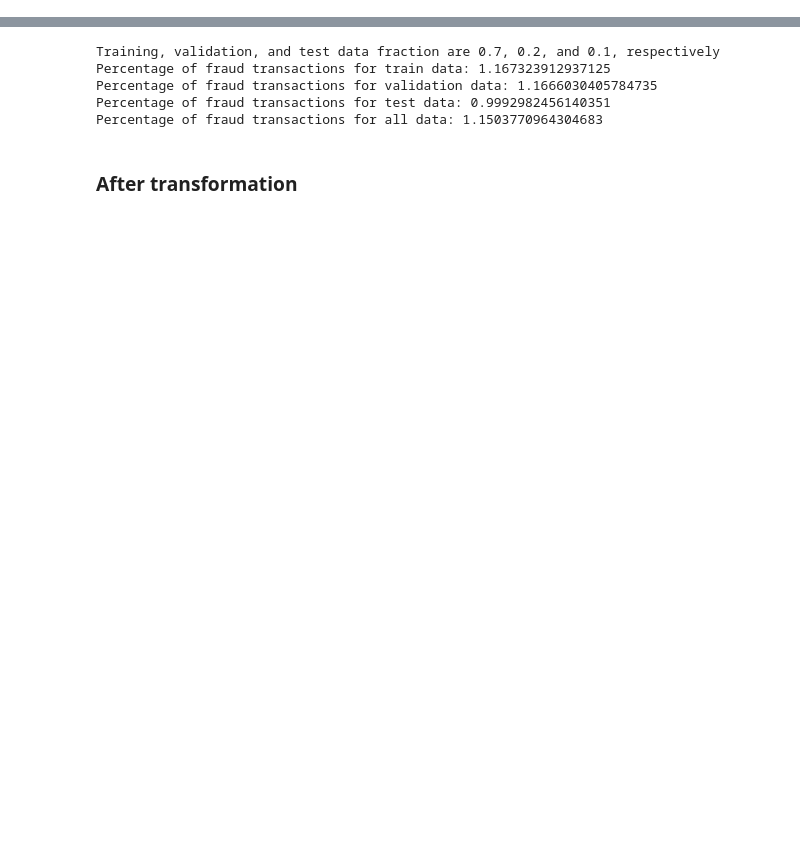
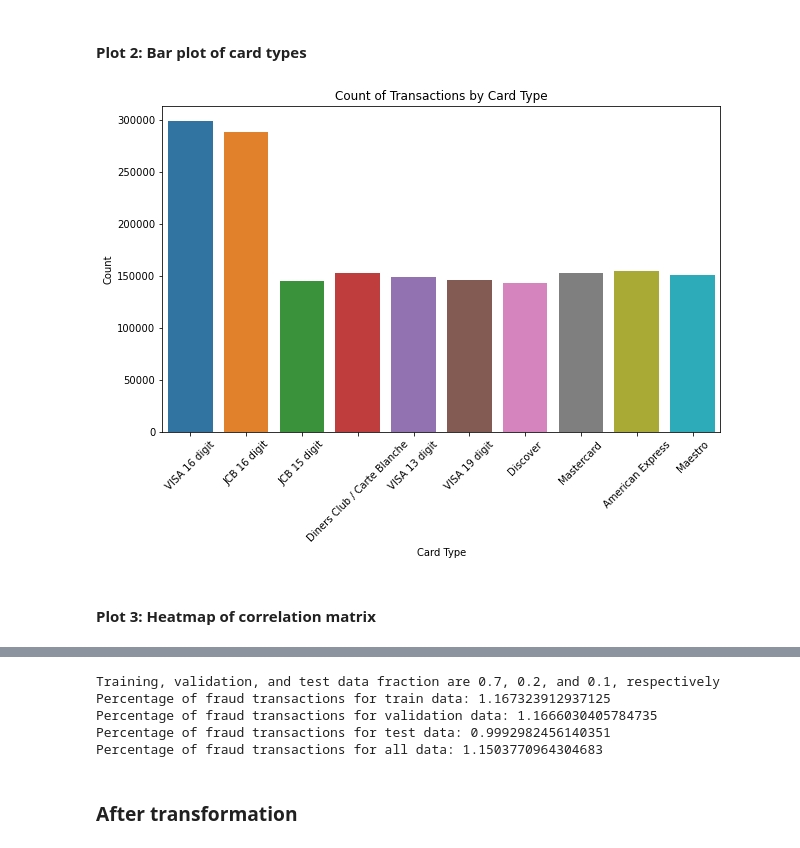
Before and after one commit to Ashetoto/Fraud-Detection, a Jupyter notebook: Demo.ipynb, the cells around one changed output, grey strips where cells are left out. Cells and saved outputs as stored; diff of their text form; code cells hidden in the pictures; blank space fills up the shorter version.

```diff
--- a/Demo.ipynb
+++ b/Demo.ipynb
@@ -36,0 +86,18 @@ input_features=['TX_AMOUNT','TX_DURING_WEEKEND', 'TX_DURING_NIGHT', 'CUSTOMER_ID
+# %% [markdown]
+#### Plot 2: Bar plot of card types
+# %%
+plt.figure(figsize=(10,6))
+sns.countplot(x='CARD_TYPE', data=original_ds)
+plt.title('Count of Transactions by Card Type')
+plt.xlabel('Card Type')
+plt.ylabel('Count')
+plt.xticks(rotation=45)
+plt.show()
+
+# Analysis 2: The count of transactions by card type can help us understand which card types
+# are more commonly used. If a less common card type suddenly sees a lot of transactions,
+# it could be a red flag for potential fraud.
+# %% [output]
+[figure, added]
+# %% [markdown]
+#### Plot 3: Heatmap of correlation matrix
```
Also changed, not shown: parts of 25 cells of this notebook.
